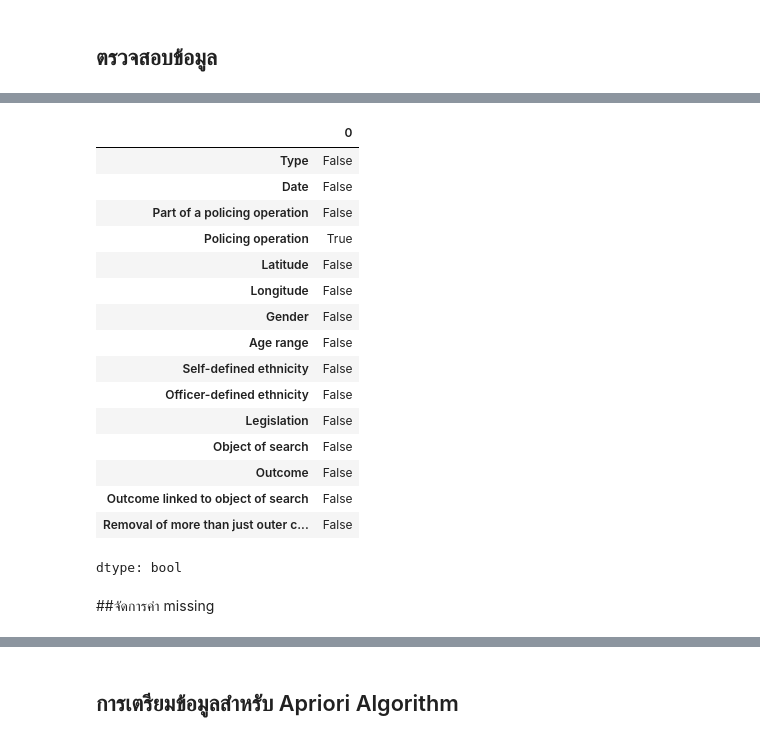
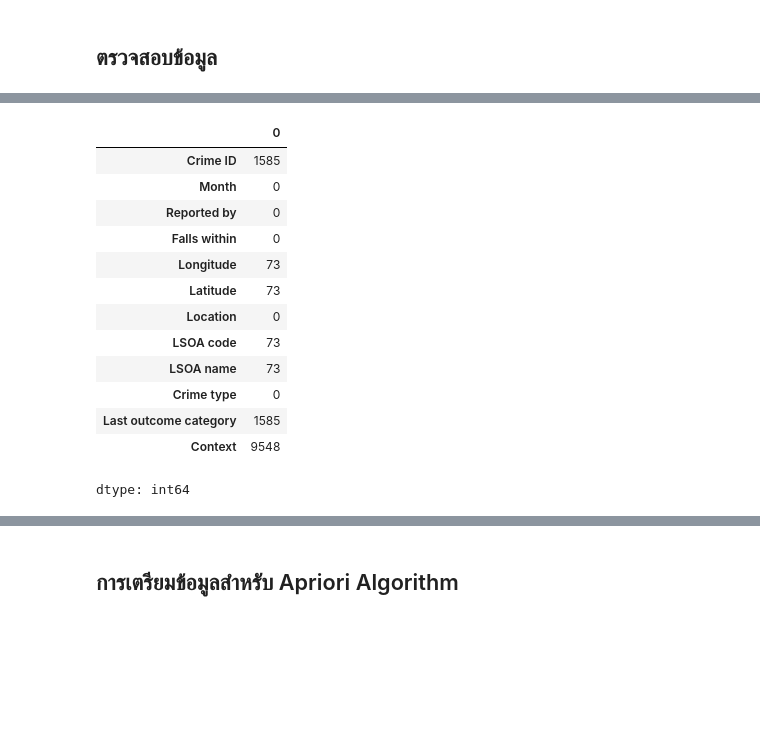
Before and after one commit to 16pynkn/MSC_DPDM_2025, a Jupyter notebook: Frequent_Patterns_(Association_Rules).ipynb, the cells around one changed output, grey strips where cells are left out. Cells and saved outputs as stored; diff of their text form; code cells hidden in the pictures; blank space fills up the shorter version.

```diff
--- a/Frequent_Patterns_(Association_Rules).ipynb
+++ b/Frequent_Patterns_(Association_Rules).ipynb
@@ -233,22 +238,17 @@ memory usage: 31.8+ KB
-# %%
-nottingham.isnull().any()
-# %% [output]
-|  | 0 |
-| Type | False |
-| Date | False |
-| Part of a policing operation | False |
-| Policing operation | True |
-| Latitude | False |
-| Longitude | False |
-| Gender | False |
-| Age range | False |
-| Self-defined ethnicity | False |
-| Officer-defined ethnicity | False |
-| Legislation | False |
-| Object of search | False |
-| Outcome | False |
-| Outcome linked to object of search | False |
-| Removal of more than just outer c... | False |
-dtype: bool
-# %% [markdown]
-##จัดการค่า missing
+# %%
+df.isnull().sum()
+# %% [output]
+|  | 0 |
+| Crime ID | 1585 |
+| Month | 0 |
+| Reported by | 0 |
+| Falls within | 0 |
+| Longitude | 73 |
+| Latitude | 73 |
+| Location | 0 |
+| LSOA code | 73 |
+| LSOA name | 73 |
+| Crime type | 0 |
+| Last outcome category | 1585 |
+| Context | 9548 |
+dtype: int64
```
Also changed, not shown: parts of 30 cells of this notebook.
